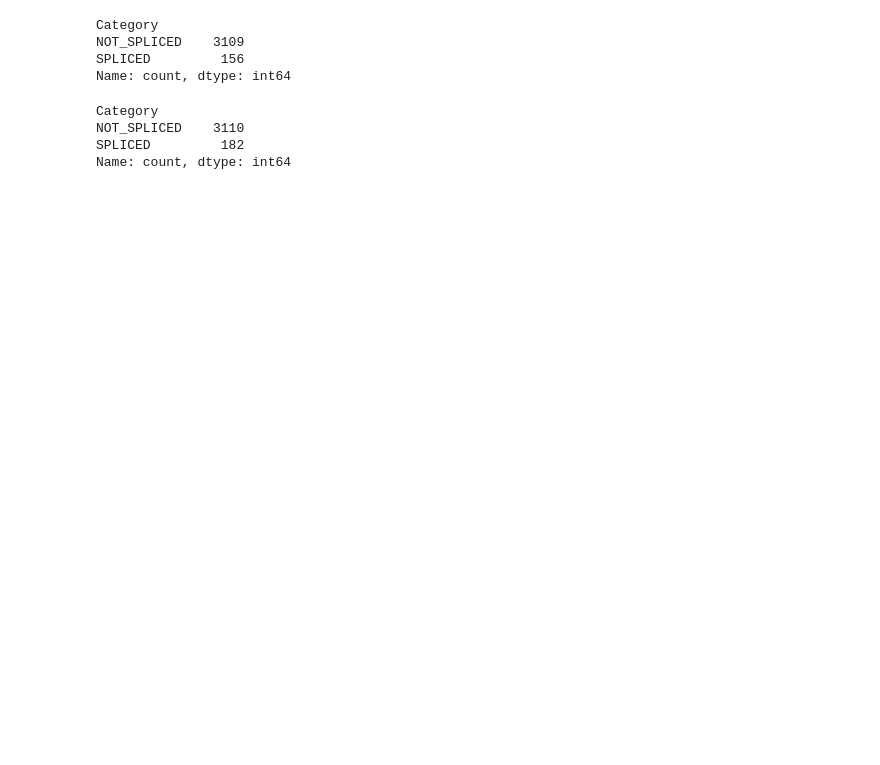
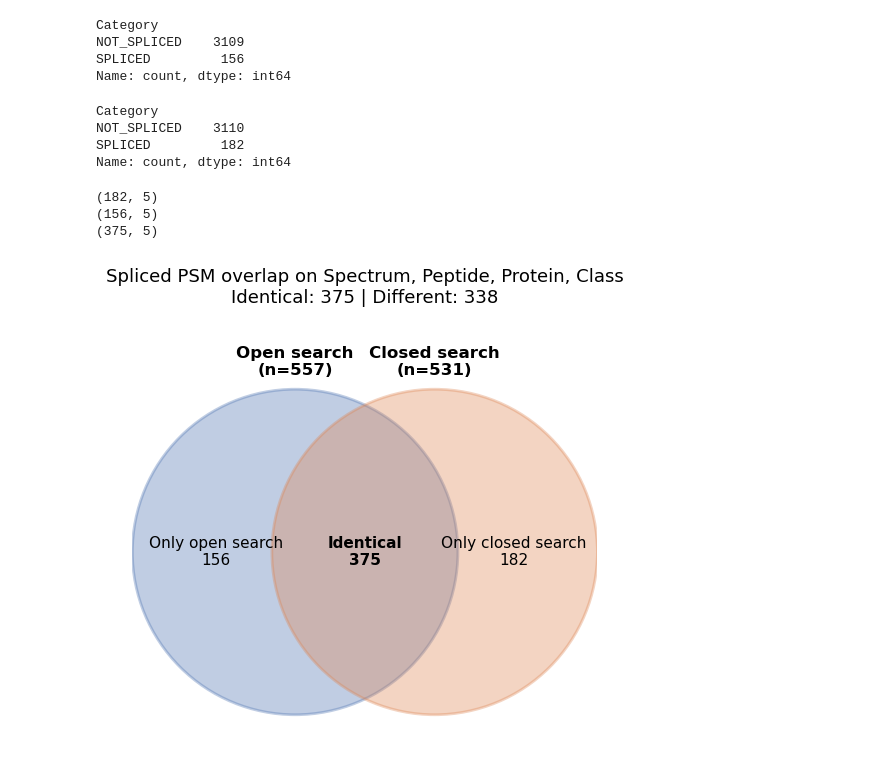
Before and after one commit to nnvero/Liepe-2016-reanalysis, a Jupyter notebook: downstream-analysis/open-search_exploration.ipynb, the cells around one changed output. Cells and saved outputs as stored; diff of their text form; code cells hidden in the pictures; blank space fills up the shorter version.

```diff
--- a/downstream-analysis/open-search_exploration.ipynb
+++ b/downstream-analysis/open-search_exploration.ipynb
@@ -314,3 +314,55 @@ Category
 NOT_SPLICED    3110
 SPLICED         182
 Name: count, dtype: int64
+# %%
+spliced_closed = only_closed[only_closed['Category'] == 'SPLICED']
+spliced_open = open_only[open_only['Category'] == 'SPLICED']
+spliced_identical = identical_df[identical_df['Category'] == 'SPLICED']
+
+print(spliced_closed.shape)
+print(spliced_open.shape)
+print(spliced_identical.shape)
+# %% [output]
+(182, 5)
+(156, 5)
+(375, 5)
+# %%
+identical_count = len(spliced_identical)
+only_open = (
+    spliced_open.shape[0]
+)
+only_closed = (
+    spliced_closed.shape[0]
+)
+different_count = only_open + only_search
+closed = only_open+identical_count
+open = only_closed+identical_count
+
+fig, ax = plt.subplots(figsize=(8, 5))
+
+circle_open = Circle((0.35, 0.5), 0.35, facecolor="#4C72B0", alpha=0.35, edgecolor="#4C72B0", lw=2)
+circle_search = Circle((0.65, 0.5), 0.35, facecolor="#DD8452", alpha=0.35, edgecolor="#DD8452", lw=2)
+ax.add_patch(circle_open)
+ax.add_patch(circle_search)
+
+ax.text(0.18, 0.5, f"Only open search\n{only_open:,}", ha="center", va="center", fontsize=11)
+ax.text(0.5, 0.5, f"Identical\n{identical_count:,}", ha="center", va="center", fontsize=11, fontweight="bold")
+ax.text(0.82, 0.5, f"Only closed search\n{only_search:,}", ha="center", va="center", fontsize=11)
+ax.text(0.35, 0.88, f"Open search\n(n={open:,})", ha="center", fontsize=12, fontweight="bold")
+ax.text(0.65, 0.88, f"Closed search\n(n={closed:,})", ha="center", fontsize=12, fontweight="bold")
+
+ax.set_xlim(0, 1)
+ax.set_ylim(0.1, 1)
+ax.set_aspect("equal")
+ax.axis("off")
+ax.set_title(
+    f"Spliced PSM overlap on {', '.join(colst_to_compare)}\n"
+    f"Identical: {identical_count:,} | Different: {different_count:,}",
+    fontsize=13,
+    pad=12,
+)
+
+plt.tight_layout()
+plt.show()
+# %% [output]
+[figure, added]
```
Also changed, not shown: 2 other files.
